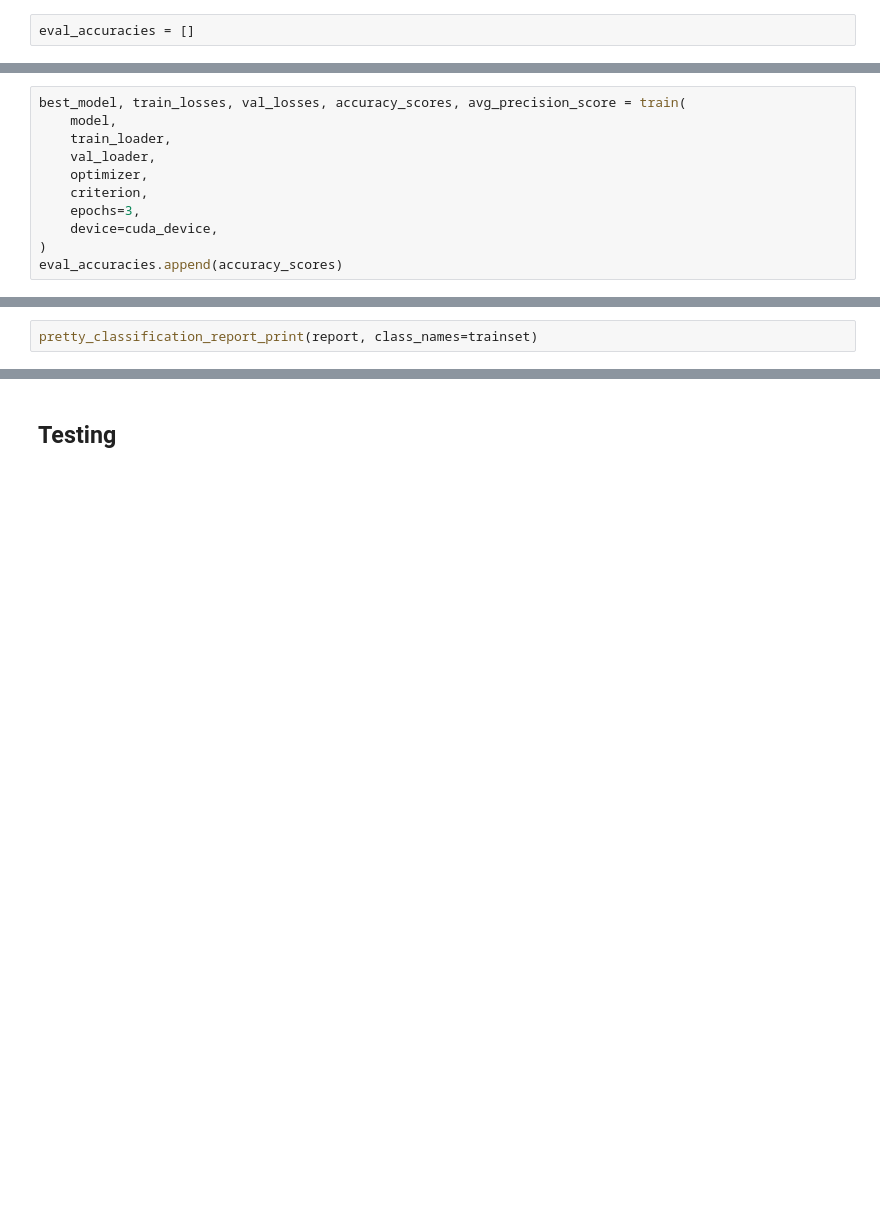
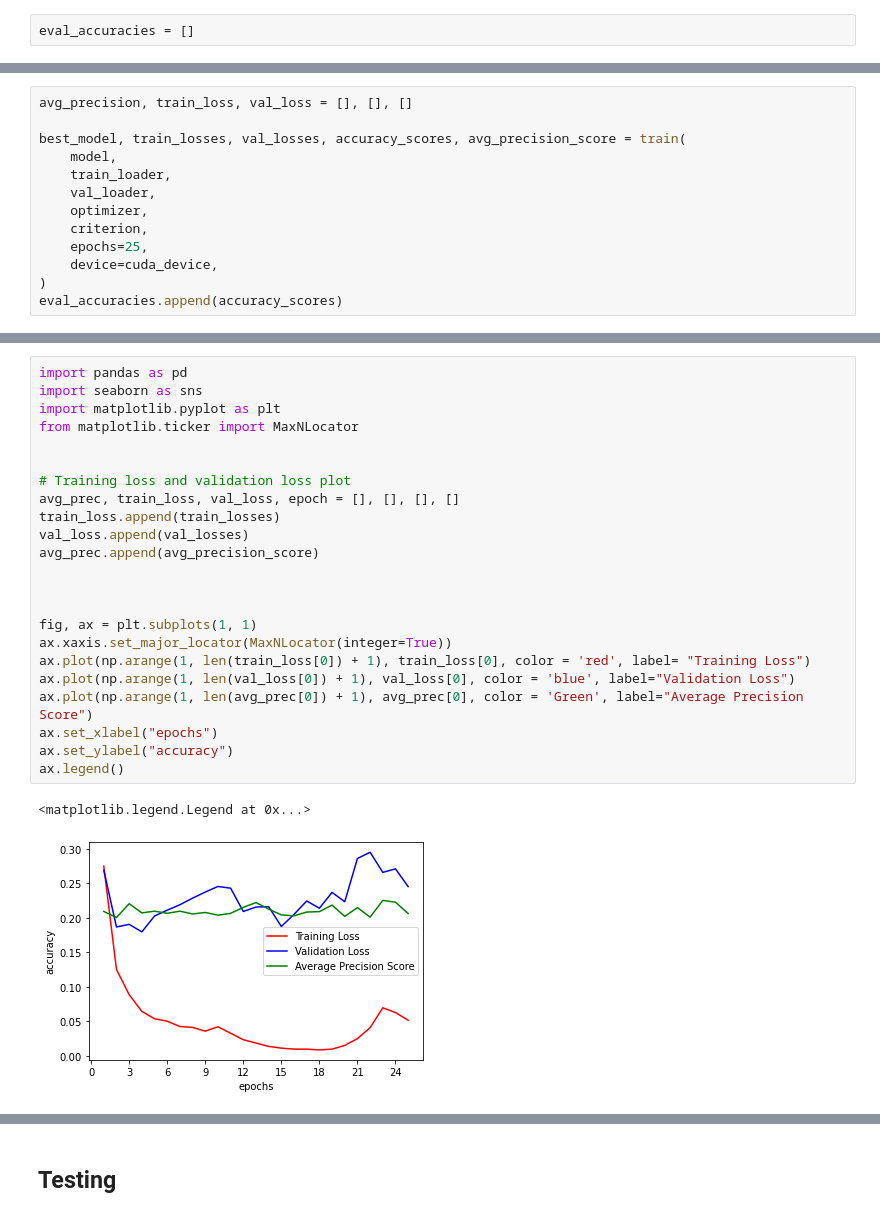
Before and after one commit to stahir01/Image-Processing-for-Remote-Sensing, a Jupyter notebook: Homework3_latest version.ipynb, the cells around one changed output, grey strips where cells are left out. Cells and saved outputs as stored; diff of their text form; blank space fills up the shorter version.

Commit message:
Training without Data Augmentation completed

```diff
--- a/Homework3_latest version.ipynb
+++ b/Homework3_latest version.ipynb
@@ -567,11 +634,13 @@ eval_accuracies = []
 # %%
+avg_precision, train_loss, val_loss = [], [], []
+
 best_model, train_losses, val_losses, accuracy_scores, avg_precision_score = train(
     model,
     train_loader,
     val_loader,
     optimizer,
     criterion,
-    epochs=3,
+    epochs=25,
     device=cuda_device,
 )
 eval_accuracies.append(accuracy_scores)
@@ -585,2 +838,26 @@ Epoch 3/3
-# %%
-pretty_classification_report_print(report, class_names=trainset)
+# %%
+import pandas as pd
+import seaborn as sns
+import matplotlib.pyplot as plt
+from matplotlib.ticker import MaxNLocator
+
+
+# Training loss and validation loss plot
+avg_prec, train_loss, val_loss, epoch = [], [], [], []
+train_loss.append(train_losses)
+val_loss.append(val_losses)
+avg_prec.append(avg_precision_score)
+
+
+
+fig, ax = plt.subplots(1, 1)
+ax.xaxis.set_major_locator(MaxNLocator(integer=True))
+ax.plot(np.arange(1, len(train_loss[0]) + 1), train_loss[0], color = 'red', label= "Training Loss")
+ax.plot(np.arange(1, len(val_loss[0]) + 1), val_loss[0], color = 'blue', label="Validation Loss")
+ax.plot(np.arange(1, len(avg_prec[0]) + 1), avg_prec[0], color = 'Green', label="Average Precision Score")
+ax.set_xlabel("epochs")
+ax.set_ylabel("accuracy")
+ax.legend()
+# %% [output]
+<matplotlib.legend.Legend at 0x...>
+[figure, added]
```
Also changed, not shown: parts of 5 cells of this notebook.
